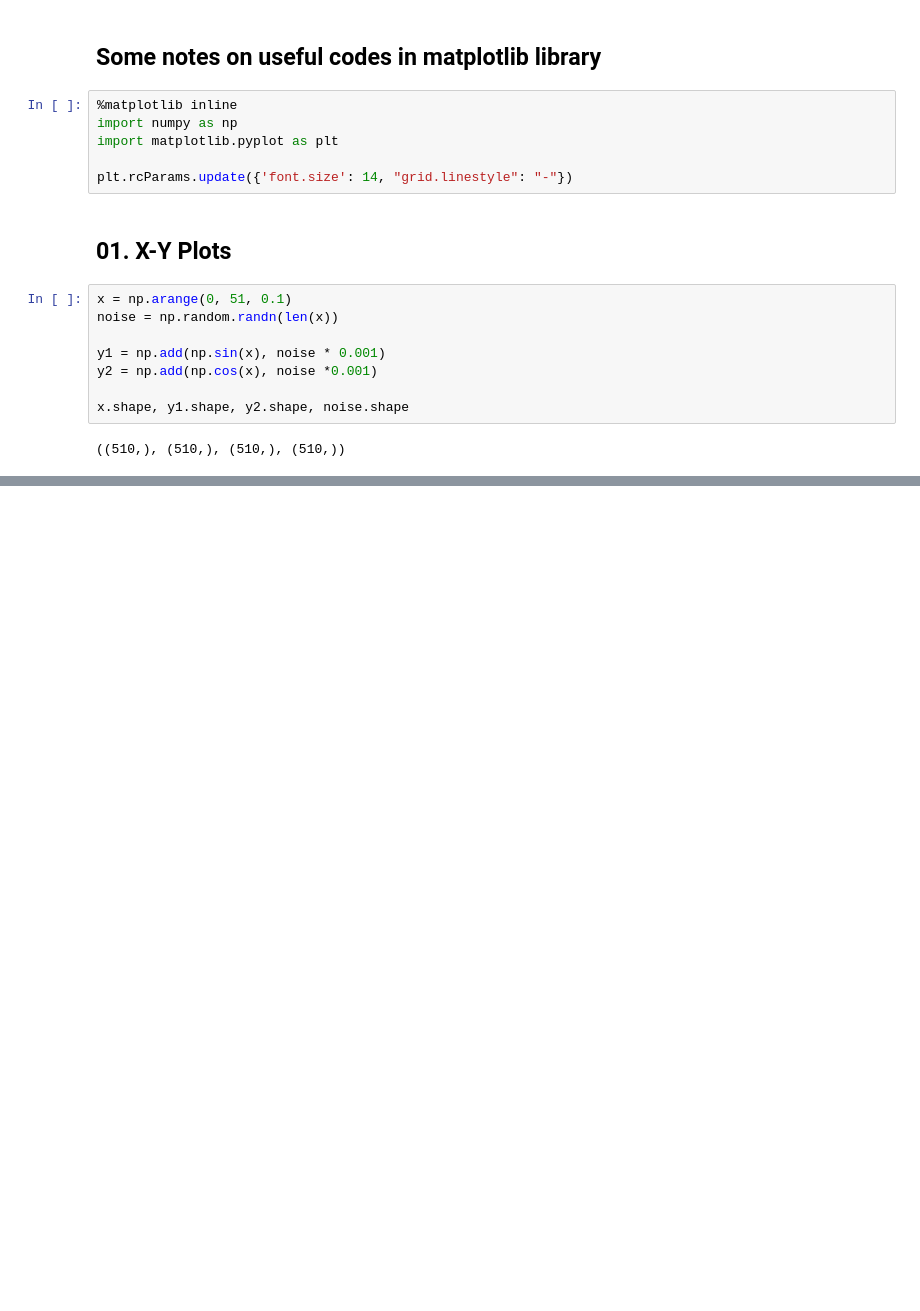
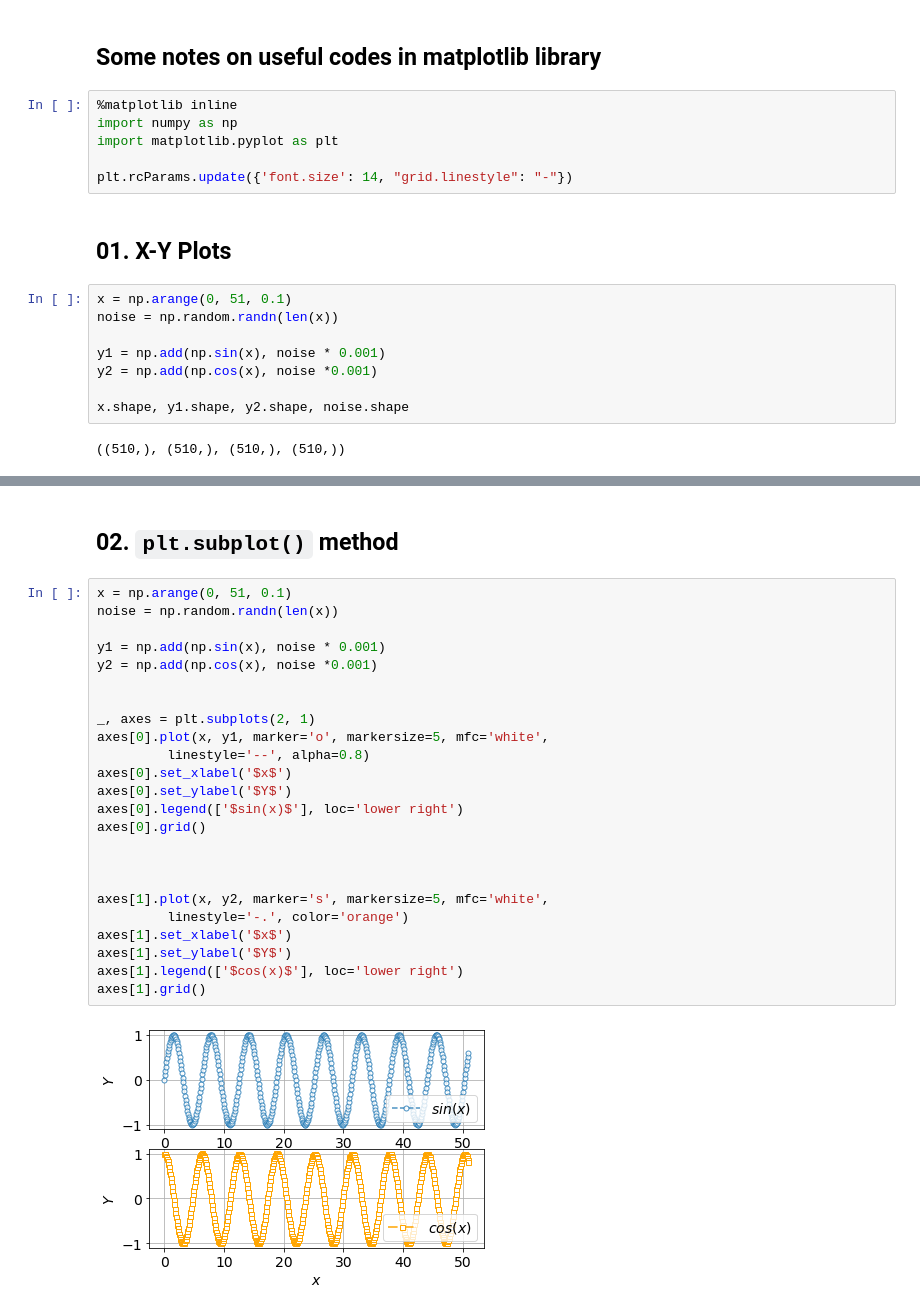
Before and after one commit to DavoodSZ1993/Python_Tutorial, a Jupyter notebook: 1_matplotlib_plots.ipynb, the cells around one changed output, grey strips where cells are left out. Cells and saved outputs as stored; diff of their text form; blank space fills up the shorter version.

```diff
--- a/1_matplotlib_plots.ipynb
+++ b/1_matplotlib_plots.ipynb
@@ -37,0 +39,28 @@ axes.legend(['$Sin(x)$', '$Cos(x)$'], loc='lower right')
+# %% [markdown]
+## 02. `plt.subplot()` method
+# %%
+x = np.arange(0, 51, 0.1)
+noise = np.random.randn(len(x))
+
+y1 = np.add(np.sin(x), noise * 0.001)
+y2 = np.add(np.cos(x), noise *0.001)
+
+
+_, axes = plt.subplots(2, 1)
+axes[0].plot(x, y1, marker='o', markersize=5, mfc='white',
+         linestyle='--', alpha=0.8)
+axes[0].set_xlabel('$x$')
+axes[0].set_ylabel('$Y$')
+axes[0].legend(['$sin(x)$'], loc='lower right')
+axes[0].grid()
+
+
+
+axes[1].plot(x, y2, marker='s', markersize=5, mfc='white',
+         linestyle='-.', color='orange')
+axes[1].set_xlabel('$x$')
+axes[1].set_ylabel('$Y$')
+axes[1].legend(['$cos(x)$'], loc='lower right')
+axes[1].grid()
+# %% [output]
+[figure, added]
```
Also changed, not shown: parts of 1 cell of this notebook.
